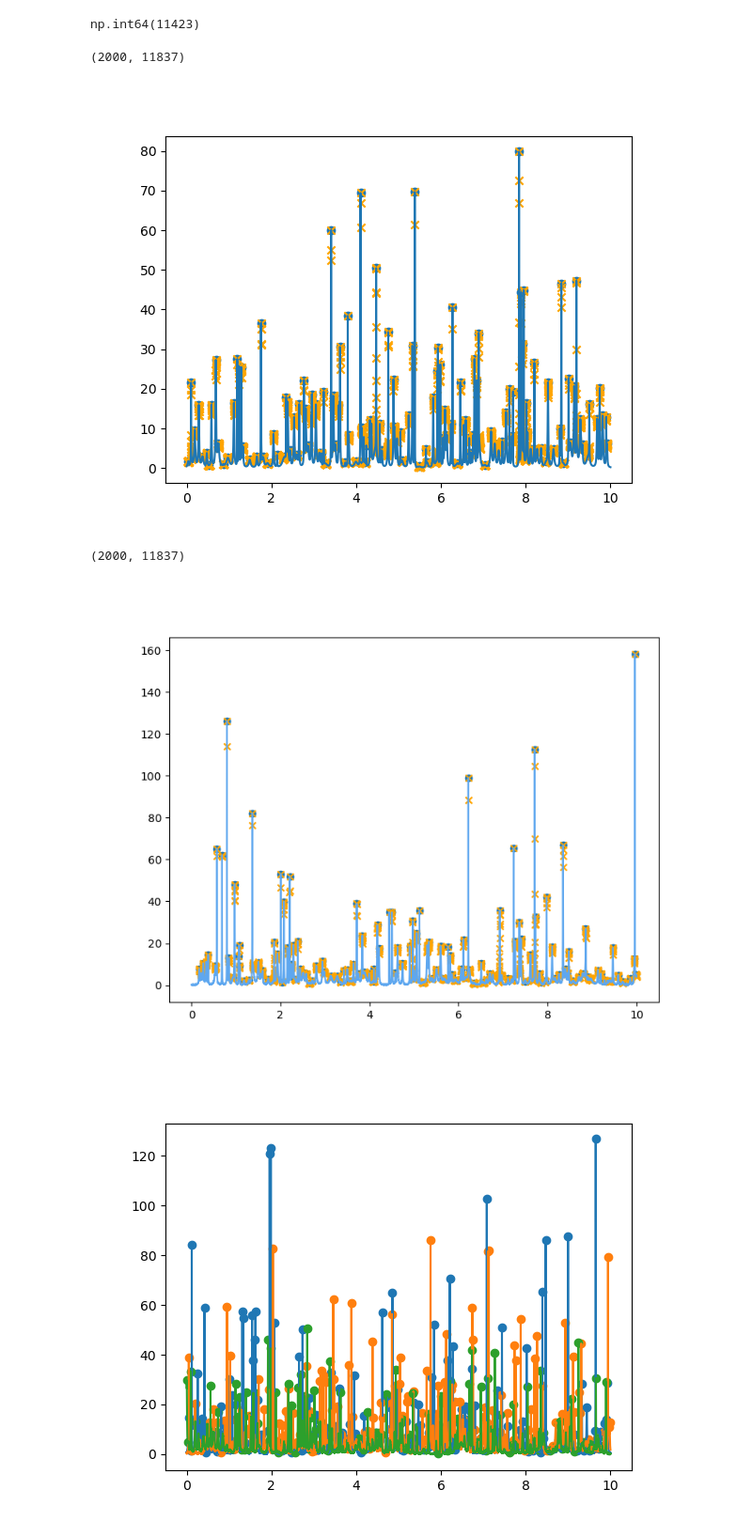
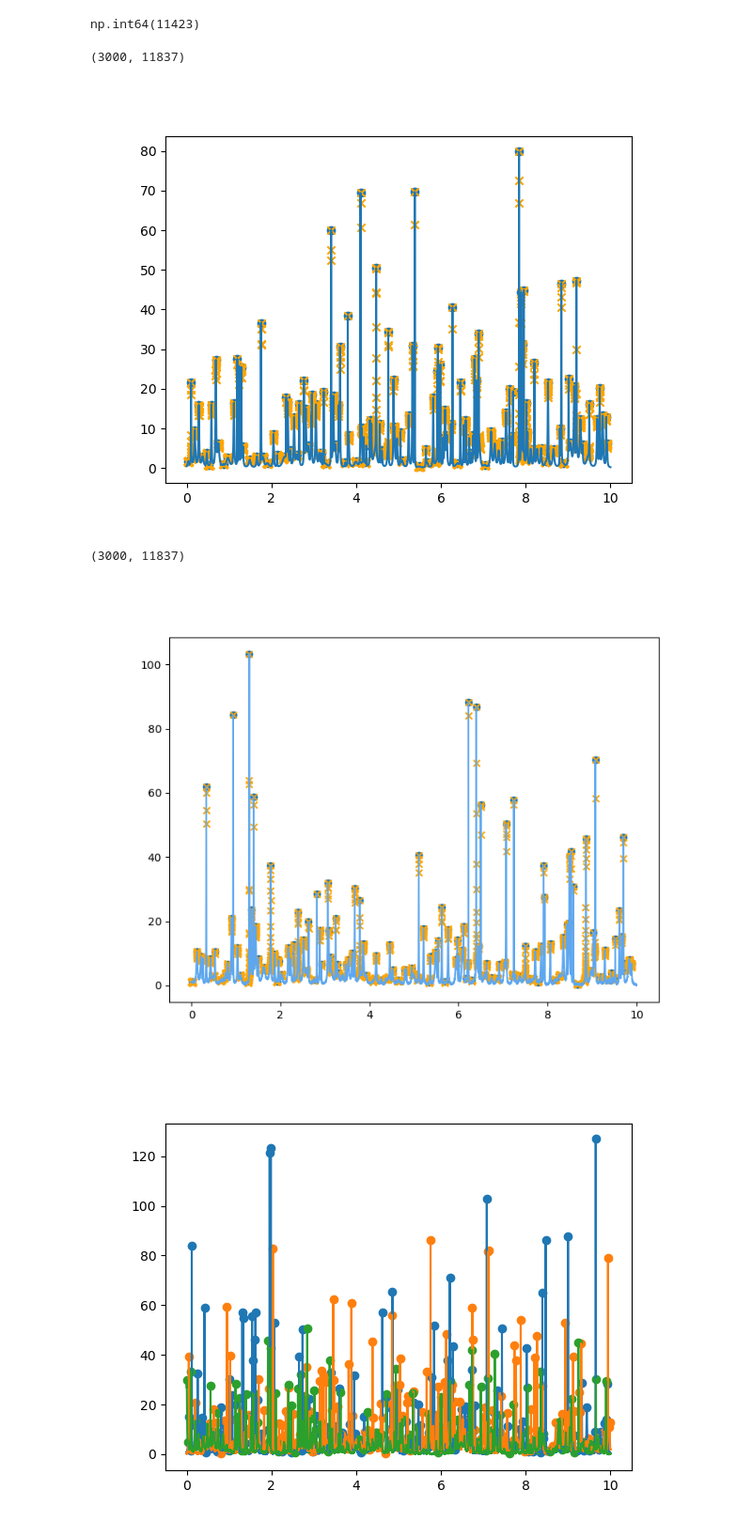
Before and after one commit to soniahasko/internship_2025, a Jupyter notebook: Analytical_Functions/sim_voigt.ipynb, the cells around one changed output. Shown at 94% size. Saved outputs shown, nothing was run; the diff lists cells and outputs as text; code cells hidden in the pictures.

```diff
--- a/Analytical_Functions/sim_voigt.ipynb
+++ b/Analytical_Functions/sim_voigt.ipynb
@@ -12,7 +12,7 @@ peak_densities_all = ['small', 'medium', 'large', 'very_large']
 peak_density = peak_densities_all[3]
 # %%
 np.random.seed(42) # for reproducibility
-num_repetitions = 2000
+num_repetitions = 3000
 num_xs = 11837
 x = np.linspace(0, 10, num_xs)
 
@@ -131,7 +131,7 @@ plt.scatter(x[all_ones], signals[i][all_ones], marker='x', color='orange')
 
 plt.show()
 # %% [output]
-(2000, 11837)
+(3000, 11837)
 [figure]
 # %%
 def add_noise_by_percentage(signal, noise_percentage):
@@ -186,23 +186,23 @@ binary = ds["BinaryArr"].values
 # %%
 # Check that there is noise
 plt.figure(figsize=(8,6))
 
-i=np.random.randint(0,2000)
+i=np.random.randint(0,num_repetitions)
 
 print(binary_peaks.shape)
 
 all_ones = np.where(binary_peaks[i] > 0)[0]
 all_ones.shape
 
 plt.plot(x, intensities[i], color='#5EA7EF')
 plt.scatter(x[all_peaks[i]], intensities[i][all_peaks[i]])
 
 plt.scatter(x[all_ones], intensities[i][all_ones], marker='x', color='orange')
 
 plt.show()
 # %% [output]
-(2000, 11837)
+(3000, 11837)
-[figure, old version]
+[figure, new version]
 # %%
 %matplotlib widget
 # %%
```
Also changed, not shown: parts of 1 cell of this notebook, 26 other files.
